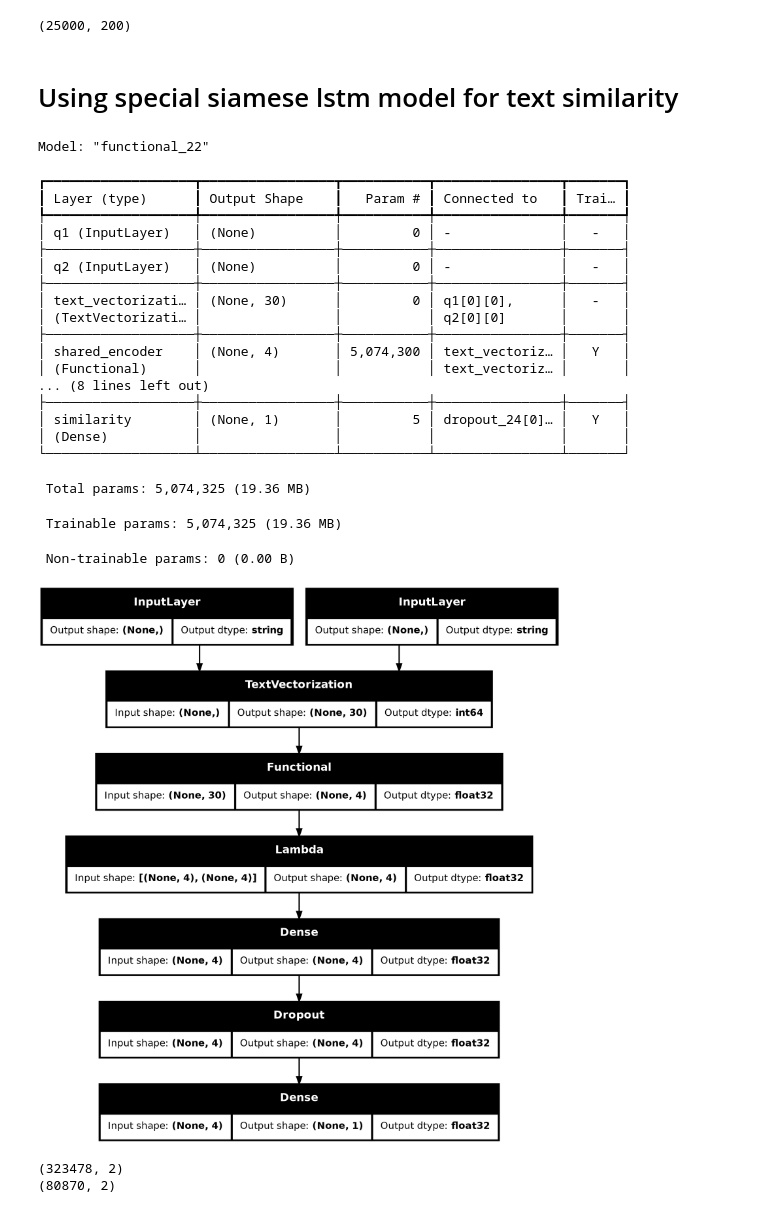
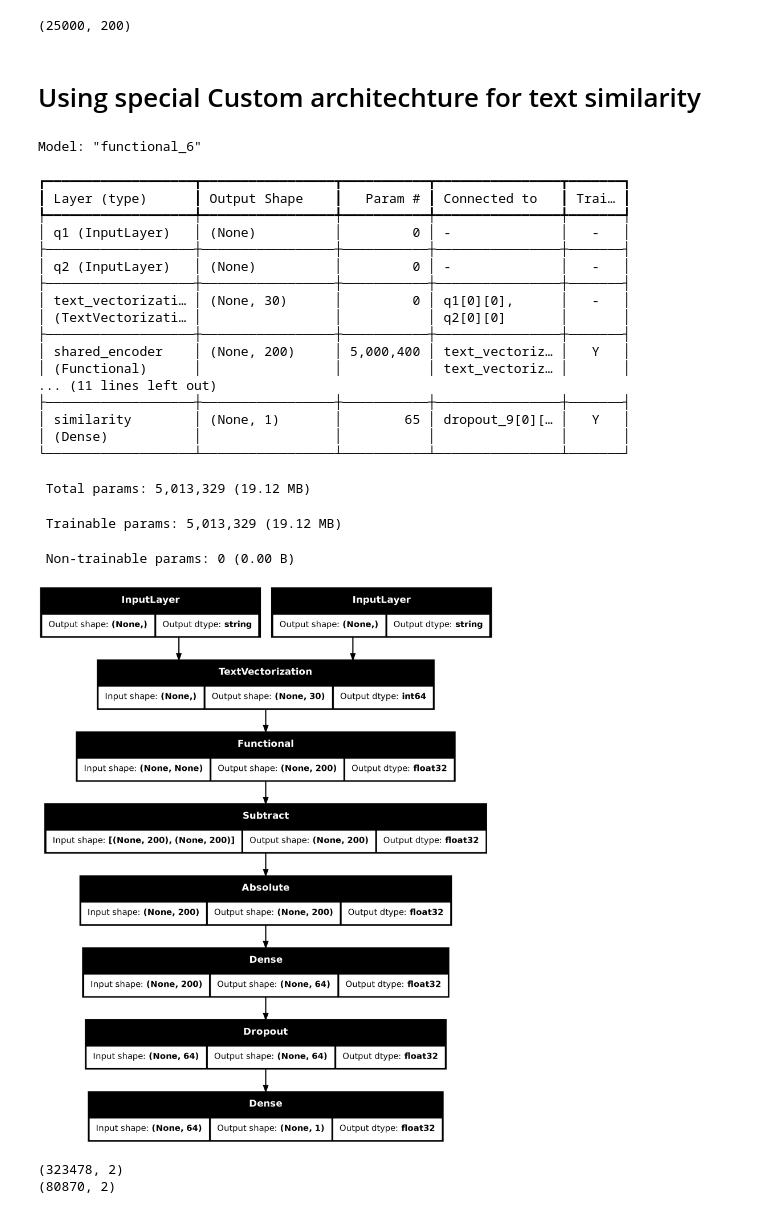
Before and after one commit to Aryan-Kaisth/Duplicate_Question_Pair_Detection, a Jupyter notebook: notebooks/question_pairs.ipynb, the cells around one changed output. Saved outputs shown, nothing was run; the diff lists cells and outputs as text; code cells hidden in the pictures.

Commit message:
model test

```diff
--- a/notebooks/question_pairs.ipynb
+++ b/notebooks/question_pairs.ipynb
@@ -227,5 +249,5 @@ embedding_layer = Embedding(
     mask_zero=False
 )
 # %% [markdown]
-# Using special siamese lstm model for text similarity
+# Using special Custom architechture for text similarity
 # %%
@@ -247,66 +271,43 @@ from keras.optimizers import Nadam
 from keras.callbacks import EarlyStopping, ReduceLROnPlateau, LearningRateScheduler
 # %%
-import tensorflow as tf
-from keras.layers import *
-from keras.models import Model
-from keras.optimizers import Nadam
+q1_input = Input(shape=(), dtype="string", name="q1")
+q2_input = Input(shape=(), dtype="string", name="q2")
 
-# Inputs
-q1_input = Input(shape=(), dtype=tf.string, name="q1")
-q2_input = Input(shape=(), dtype=tf.string, name="q2")
-
-# Vectorization
 q1_int = vectorizer(q1_input)
 q2_int = vectorizer(q2_input)
 
-# Shared Encoder
-max_len = 30
-encoder_input = Input(shape=(max_len,), dtype="int32")
+encoder_input = Input(shape=(None,), dtype="int32")
 
 x = embedding_layer(encoder_input)
+x = GlobalAveragePooling1D()(x)
+x = LayerNormalization()(x)
 
-x = Bidirectional(LSTM(32, return_sequences=True))(x)
-x = Bidirectional(LSTM(16, return_sequences=True))(x)
-x = Bidirectional(LSTM(8, return_sequences=True))(x)
-x = Bidirectional(LSTM(4))(x)
-
-
-x = Dense(32, activation="elu", kernel_initializer='he_normal')(x)
-x = Dense(16, activation="elu", kernel_initializer='he_normal')(x)
-x = Dense(8, activation="elu", kernel_initializer='he_normal')(x)
-x = Dense(4, activation="elu", kernel_initializer='he_normal')(x)
 encoder = Model(encoder_input, x, name="shared_encoder")
 
-# Encode
 q1_vec = encoder(q1_int)
 q2_vec = encoder(q2_int)
 
-# Absolute difference
-abs_diff = Lambda(lambda x: tf.abs(x[0] - x[1]))([q1_vec, q2_vec])
+text_features = tf.keras.ops.abs(q1_vec - q2_vec)
 
-# Similarity head
-x = Dense(32, activation="elu", kernel_initializer='he_normal')(abs_diff)
-x = Dense(16, activation="elu", kernel_initializer='he_normal')(abs_diff)
-x = Dense(8, activation="elu", kernel_initializer='he_normal')(abs_diff)
-x = Dense(4, activation="elu", kernel_initializer='he_normal')(abs_diff)
-x = Dropout(0.7)(x)
+x = Dense(64, activation="relu")(text_features)
+x = Dropout(0.4)(x)
+
 output = Dense(1, activation="sigmoid", name="similarity")(x)
 
-# Final model
-siamese_model = Model([q1_input, q2_input], output)
-
-# Compile
-siamese_model.compile(
-    optimizer=Nadam(),
-    loss="binary_crossentropy",
-    metrics=[
-        keras.metrics.AUC(name="auc")
-    ]
+model = Model(
+    inputs=[q1_input, q2_input],
+    outputs=output
 )
 
-siamese_model.summary(show_trainable=True)
+model.compile(
+    optimizer=RMSprop(learning_rate=2e-4),
+    loss="binary_crossentropy",
+    metrics=[tf.keras.metrics.AUC(name="auc")]
+)
+
+model.summary(show_trainable=True)
 # %% [output]
-Model: "functional_22"
+Model: "functional_6"
 ┏━━━━━━━━━━━━━━━━━━━┳━━━━━━━━━━━━━━━━━┳━━━━━━━━━━━┳━━━━━━━━━━━━━━━━┳━━━━━━━┓
 ┃ Layer (type)      ┃ Output Shape    ┃   Param # ┃ Connected to   ┃ Trai… ┃
 ┡━━━━━━━━━━━━━━━━━━━╇━━━━━━━━━━━━━━━━━╇━━━━━━━━━━━╇━━━━━━━━━━━━━━━━╇━━━━━━━┩
@@ -317,21 +318,21 @@ Model: "functional_22"
 │ text_vectorizati… │ (None, 30)      │         0 │ q1[0][0],      │   -   │
 │ (TextVectorizati… │                 │           │ q2[0][0]       │       │
 ├───────────────────┼─────────────────┼───────────┼────────────────┼───────┤
-│ shared_encoder    │ (None, 4)       │ 5,074,300 │ text_vectoriz… │   Y   │
+│ shared_encoder    │ (None, 200)     │ 5,000,400 │ text_vectoriz… │   Y   │
 │ (Functional)      │                 │           │ text_vectoriz… │       │
-... (8 lines left out)
+... (11 lines left out)
 ├───────────────────┼─────────────────┼───────────┼────────────────┼───────┤
-│ similarity        │ (None, 1)       │         5 │ dropout_24[0]… │   Y   │
+│ similarity        │ (None, 1)       │        65 │ dropout_9[0][… │   Y   │
 │ (Dense)           │                 │           │                │       │
 └───────────────────┴─────────────────┴───────────┴────────────────┴───────┘
- Total params: 5,074,325 (19.36 MB)
+ Total params: 5,013,329 (19.12 MB)
- Trainable params: 5,074,325 (19.36 MB)
+ Trainable params: 5,013,329 (19.12 MB)
  Non-trainable params: 0 (0.00 B)
 # %%
 from keras.utils import plot_model
-plot_model(siamese_model, show_dtype=True, show_shapes=True)
+plot_model(model, show_dtype=True, show_shapes=True)
 # %% [output]
-[figure, old version]
+[figure, new version]
 # %%
 print(X_train.shape)
 print(X_test.shape)
```
Also changed, not shown: parts of 20 cells of this notebook, 14 other files.
